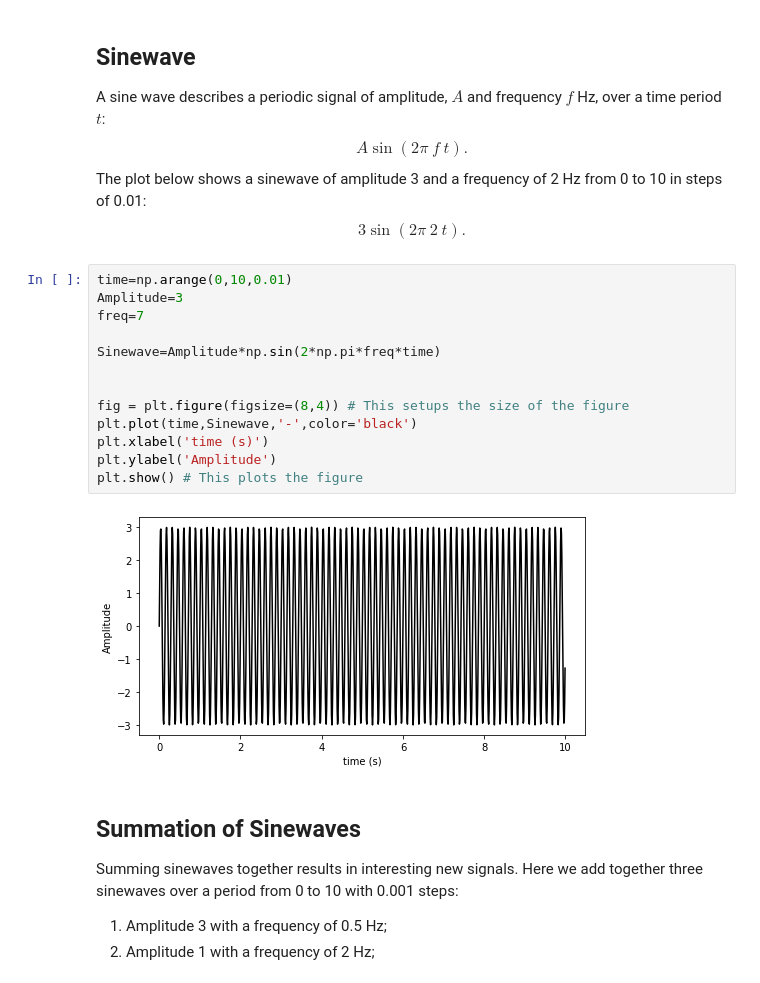
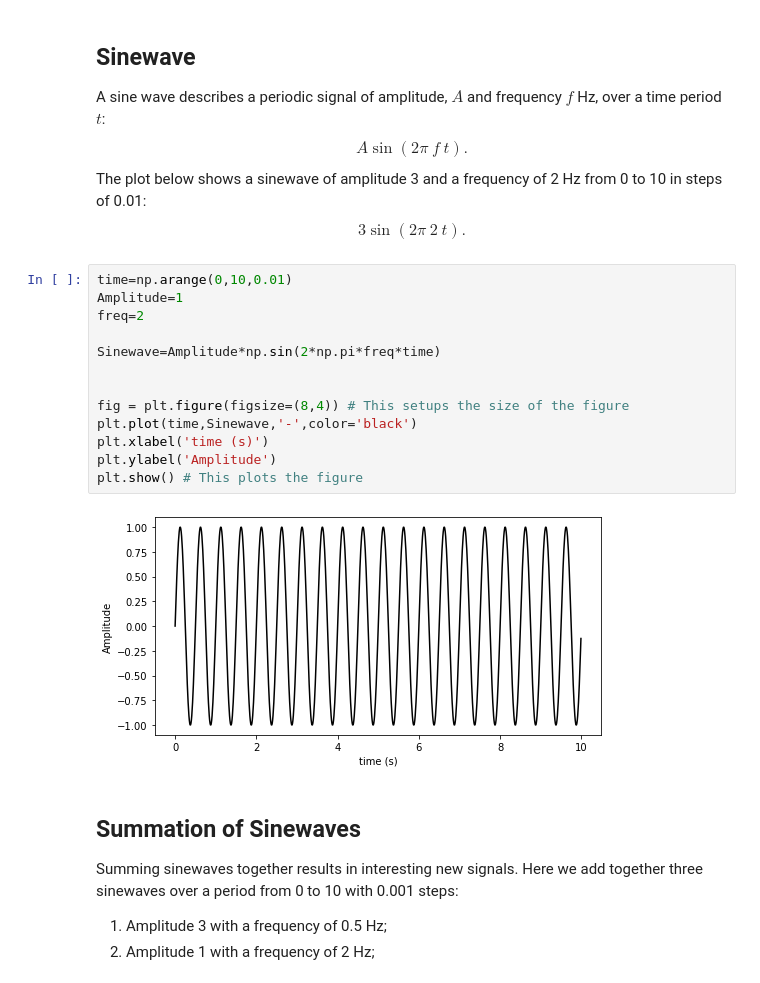
Before and after one commit to john-s-butler-dit/Basic-Introduction-to-Python, a Jupyter notebook: W2T4 Frequencies .ipynb, the cells around one changed output. Cells and saved outputs as stored; diff of their text form.

```diff
--- a/W2T4 Frequencies .ipynb
+++ b/W2T4 Frequencies .ipynb
@@ -23,19 +23,19 @@ The plot below shows a sinewave of amplitude 3 and a frequency of 2 Hz from 0 to
 $$ 3\sin(2\pi \ 2 \  t). $$
 # %%
 time=np.arange(0,10,0.01)
-Amplitude=3
-freq=7
+Amplitude=1
+freq=2
 
 Sinewave=Amplitude*np.sin(2*np.pi*freq*time)
 
 
 fig = plt.figure(figsize=(8,4)) # This setups the size of the figure
 plt.plot(time,Sinewave,'-',color='black')
 plt.xlabel('time (s)')
 plt.ylabel('Amplitude')
 plt.show() # This plots the figure
 # %% [output]
-[figure, old version]
+[figure, new version]
 # %% [markdown]
 ## Summation of Sinewaves
 Summing sinewaves together results in interesting new signals.
```
Also changed, not shown: parts of 2 cells of this notebook.
